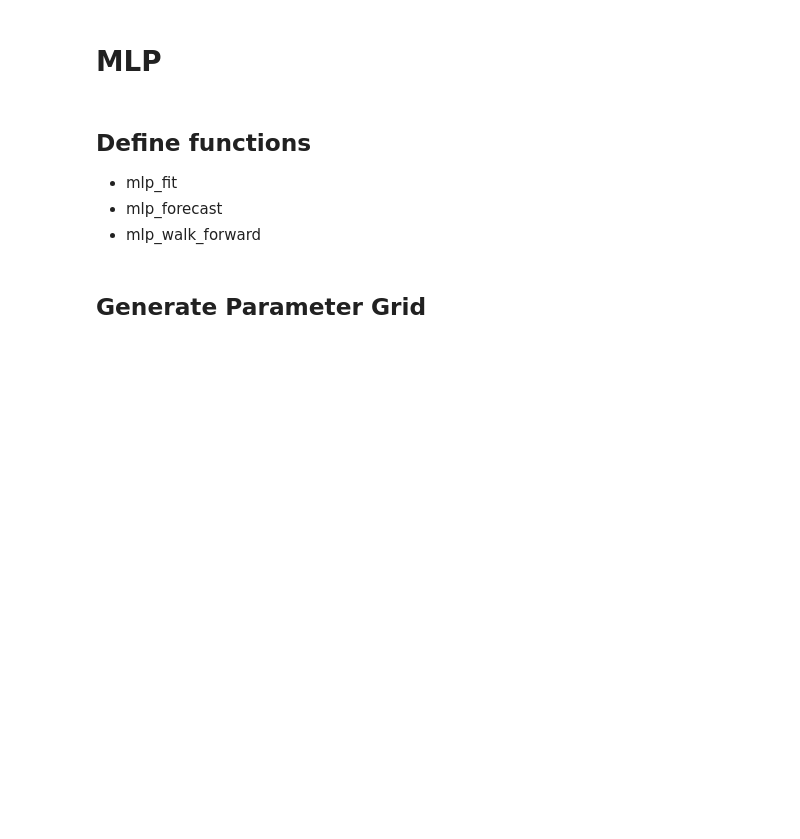
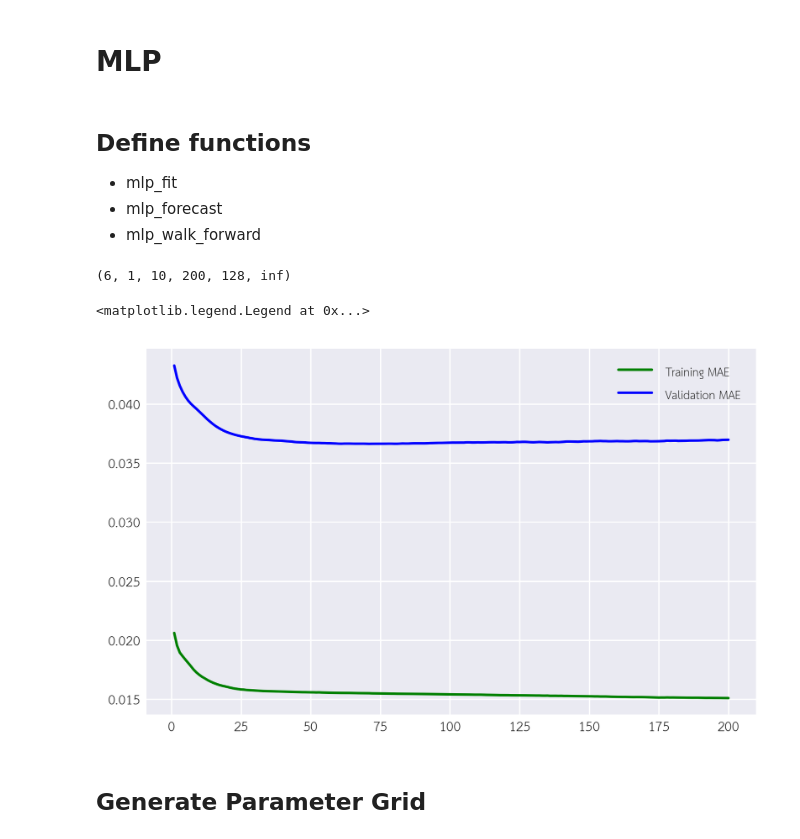
Before and after one commit to piyayut-ch/pricefcast, a Jupyter notebook: notebook/4_mlp.ipynb, the cells around one changed output. Drawn from its saved outputs; the diff is of its cells as text; code cells hidden in the pictures; blank space fills up the shorter version.

```diff
--- a/notebook/4_mlp.ipynb
+++ b/notebook/4_mlp.ipynb
@@ -49,0 +88,10 @@ for price in prices:
+# %%
+# mlp_configs[3]
+config = (6, 1, 10, 200, 128, np.inf)
+config
+# %% [output]
+(6, 1, 10, 200, 128, inf)
+# %%
+npr.seed(1305)
+history = mlp_fit(wht, config, search_mode=True)
+res = history.history.history
@@ -50,3 +103,12 @@ for price in prices:
+# %%
+epochs = range(1, len(res['mae'])+1)
+
+plt.plot(epochs, res['mae'], 'g', label='Training MAE')
+plt.plot(epochs, res['val_mae'], 'b', label='Validation MAE')
+plt.legend()
+# %% [output]
+<matplotlib.legend.Legend at 0x...>
+[figure, added]
 # %%
 def mlp_fit(data, config, n_forecast=4):
 
```
Also changed, not shown: parts of 8 cells of this notebook, 1 other file.
